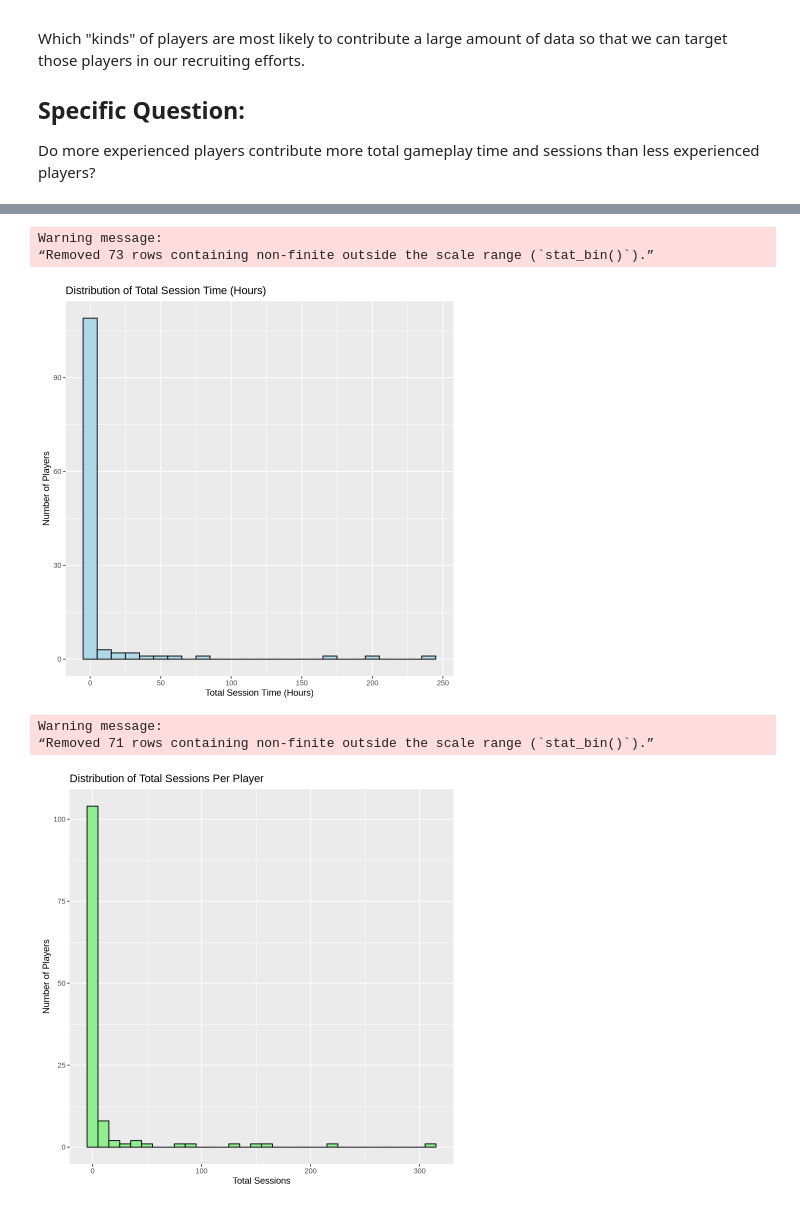
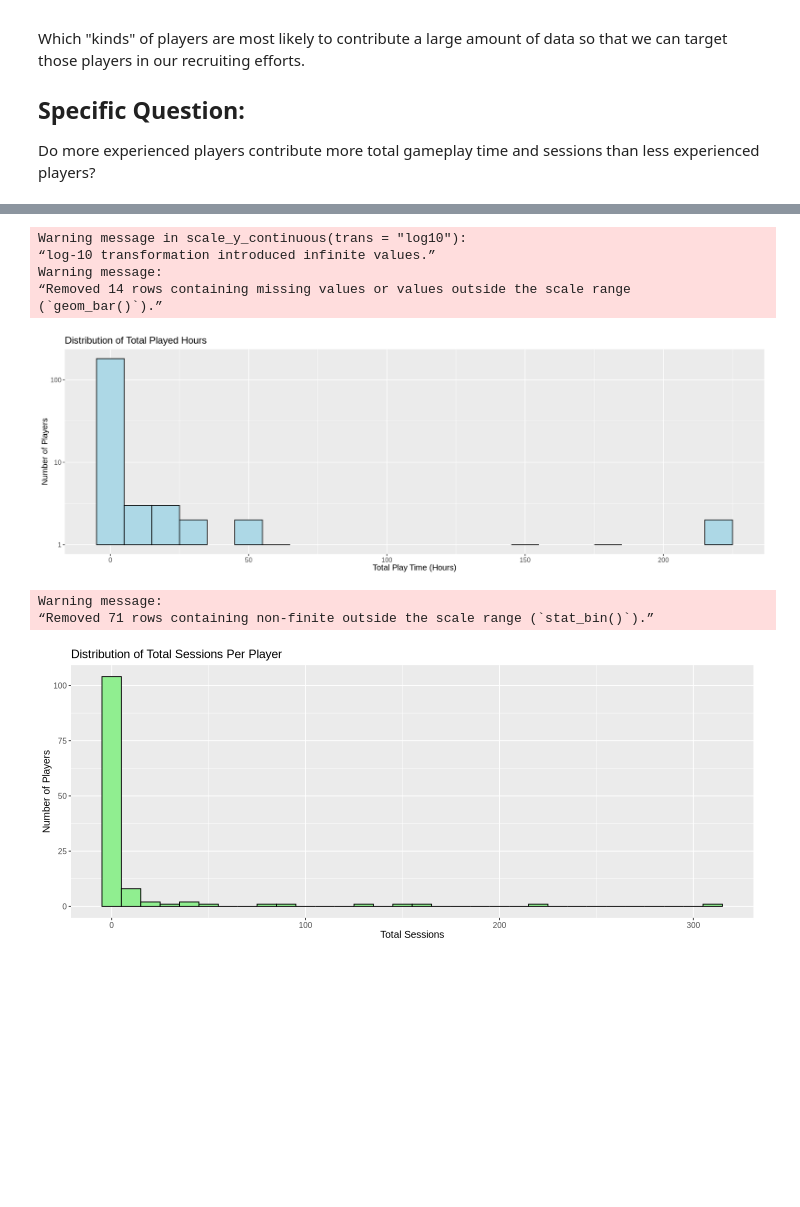
Before and after one commit to achan919/29-Aidan-Chan-Individual-Project, a Jupyter notebook: plaicraft.ipynb, the cells around one changed output, grey strips where cells are left out. Saved outputs shown, nothing was run; the diff lists cells and outputs as text; code cells hidden in the pictures; blank space fills up the shorter version.

Commit message:
Reorganized all the graphs, got rid of total session hours, used play_hours instead and added some extra graphs

```diff
--- a/plaicraft.ipynb
+++ b/plaicraft.ipynb
@@ -132,10 +132,8 @@ player_data <- players |>
 # %%
 # Created a session summary for each player including total sessions played and total session time per player
 session_summary <- sessions |>
-  mutate(duration = (original_end_time - original_start_time)/ 3600) |> # seconds -> hours
   group_by(hashedEmail) |>
-  summarise(total_sessions = n(),
-            total_session_time = sum(duration))
+  summarise(total_sessions = n())
 # %%
 # Final joined dataset
 final_data <- players |>
@@ -168,30 +166,40 @@ A spec_tbl_df: 196 × 9
 # %%
-# Graph for the Distribution of Total Session Time (Hours)
-total_session_time_plot <- ggplot(final_data, aes(x = total_session_time)) +
+# Graph for the Distribution of Total Play Time (Hours)
+options(repr.plot.width = 15, repr.plot.height = 5)
+
+played_hours_plot <- ggplot(final_data, aes(x = played_hours)) +
   geom_histogram(binwidth = 10, fill = "lightblue", color = "black") +
   labs(
-    title = "Distribution of Total Session Time (Hours)",
-    x = "Total Session Time (Hours)",
-    y = "Number of Players")
-total_session_time_plot
+    title = "Distribution of Total Played Hours",
+    x = "Total Play Time (Hours)",
+    y = "Number of Players") +
+  theme(text = element_text(size = 12)) +
+  scale_y_continuous(trans  = "log10")
+
+played_hours_plot
 # %% [output]
+Warning message in scale_y_continuous(trans = "log10"):
+“log-10 transformation introduced infinite values.”
 Warning message:
-“Removed 73 rows containing non-finite outside the scale range (`stat_bin()`).”
+“Removed 14 rows containing missing values or values outside the scale range
+(`geom_bar()`).”
-[figure, old version]
+[figure, new version]
 # %%
 # Graph for the Distribution of Total Sessions Per Player
+options(repr.plot.width = 12, repr.plot.height = 5)
+
 total_sessions_plot <- ggplot(final_data, aes(x = total_sessions)) +
   geom_histogram(binwidth = 10, fill = "lightgreen", color = "black") +
   labs(
     title = "Distribution of Total Sessions Per Player",
     x = "Total Sessions",
-    y = "Number of Players"
-  )
+    y = "Number of Players") +
+  theme(text = element_text(size = 12))
 total_sessions_plot
 # %% [output]
 Warning message:
 “Removed 71 rows containing non-finite outside the scale range (`stat_bin()`).”
-[figure, old version]
+[figure, new version]
 # %%
 # Ordered the final_data experience from lowest experience to highest
 final_data <- final_data |>
```
Also changed, not shown: parts of 8 cells of this notebook.
